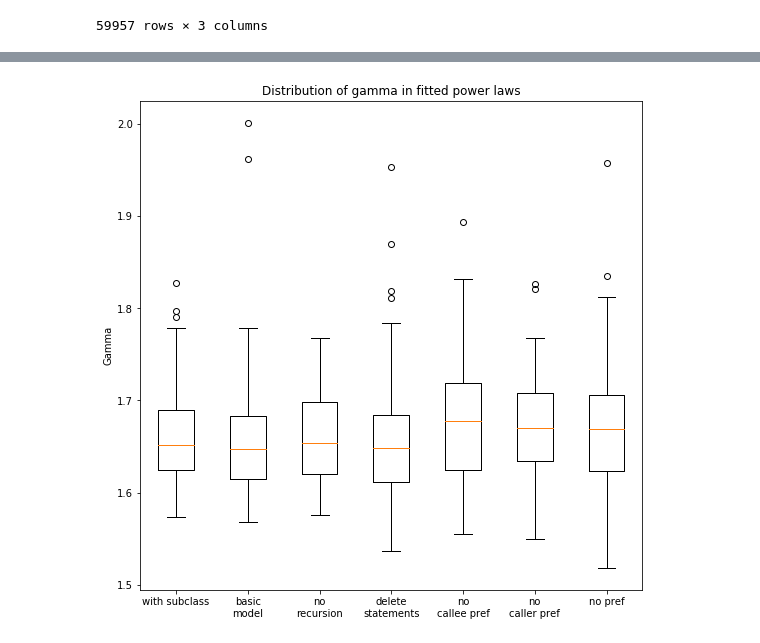
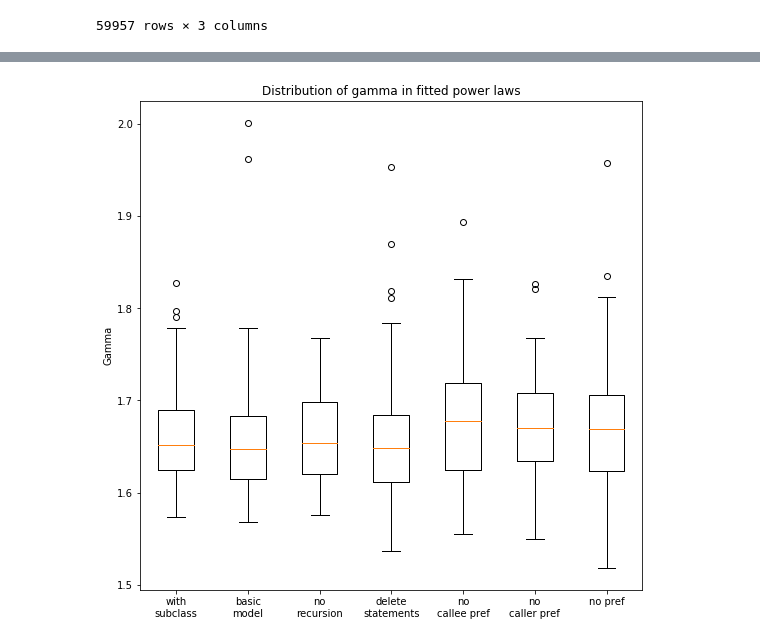
Before and after one commit to NatasjaWezel/Complex_Systems, a Jupyter notebook: Analysis/power_law_analysis.ipynb, the cells around one changed output, grey strips where cells are left out. Cells and saved outputs as stored; diff of their text form; code cells hidden in the pictures.

```diff
--- a/Analysis/power_law_analysis.ipynb
+++ b/Analysis/power_law_analysis.ipynb
@@ -8,10 +32,5 @@ import powerlaw
 # %%
-filenames = ["result_msr_MSR_fit0_its100000_addprob1_time26_20_13_22.csv",
-            "result_reproduce_fit0_its100000_time20_20_10_36.csv"
-            "result_no_rec_fit0_its100000_time21_11_16_04.csv",
-            "result_delete_state_fit0_its100000_addprob0.8_pref0_time26_21_38_24.csv",
-            "result_reproduce_fit0_its100000_addprob1_pref1_time26_21_46_07.csv"]
-
+# Simulation filenames
 filenames = [
     "result_msr_MSR_fit0_its100000_addprob1_time26_20_13_22.csv",
             "result_reproduce_fit0_its100000_time20_20_10_36.csv",
@@ -310,44 +226,33 @@ results, names
 # %%
-# names = ['with_subclassgamma',
-#   'basic_modelgamma',
-#   'no_recursiongamma',
-#   'delete_statementsgamma',
-#   'caller_prefgamma',
-#   'calle_prefgamma',
-#         'no_prefgamma']
-
-xtick_labels = [
-    'with\nsubclass',
-    'basic\nmodel',
-    'no\nrecursion',
-    'delete\nstate\nments',
-    'caller\npref',
-    'callee\npref',
-    'no\npref'
-]
-
+xtick_labels = ['with_subclassgamma',
+  'basic_modelgamma',
+  'no_recursiongamma',
+  'delete_statementsgamma',
+  'caller_prefgamma',
+  'calle_prefgamma',
+        'no_prefgamma']
 
 # Get data
 plot_data = []
-for name in [name+'gamma' for name in xtick_labels]:
+for name in [name for name in xtick_labels]:
     plot_data.append(np.array(results[name]))
 
 # Plot data
 fig = plt.figure(figsize=(9, 9))
 xtick_labels = [
-    'with subclass',
+    'with\nsubclass',
     'basic\nmodel',
     'no\nrecursion',
     'delete\nstatements',
     'no\ncallee pref',
     'no\ncaller pref',
     'no pref'
 ]
 plt.boxplot(plot_data)
 plt.xticks(range(1, len(xtick_labels)+1),xtick_labels)
 plt.title('Distribution of gamma in fitted power laws')
 
 plt.ylabel('Gamma')
 plt.savefig('gammas.png')
 # %% [output]
-[figure, old version]
+[figure, new version]
```
Also changed, not shown: parts of 9 cells of this notebook, 3 other files.
